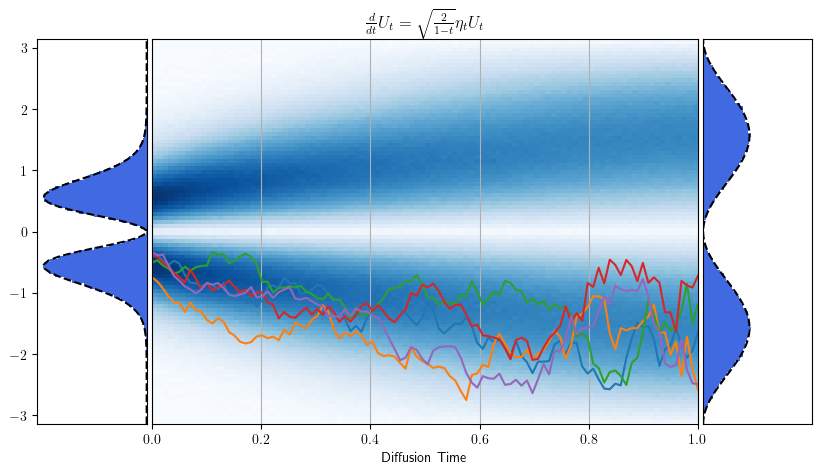
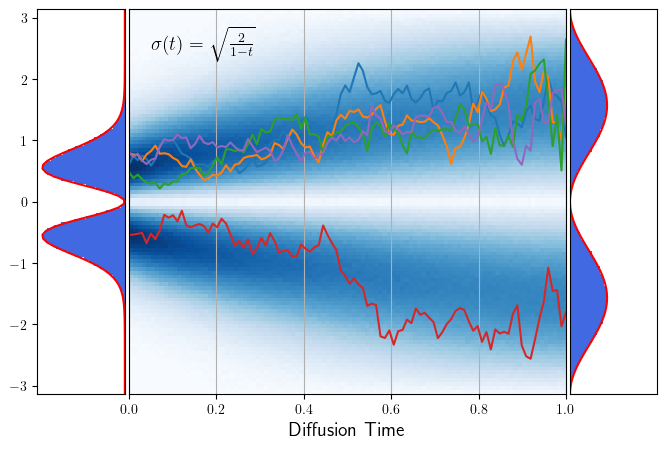
The change to this notebook cell's code, shown as a diff; its figure went from the first image to the second:
--- before
+++ after
@@ -1,5 +1,5 @@
 def plot_3subplots_diffusion(t_eval, x_eval):
 
-    fig, axs = plt.subplots(1, 3, figsize=(10, 5), gridspec_kw={'width_ratios': [0.2, 1, 0.2]})
+    fig, axs = plt.subplots(1, 3, figsize=(8, 5), gridspec_kw={'width_ratios': [0.2, 1, 0.2]})
 
     theta = eigu(x_eval)[0].angle()
@@ -21,6 +21,6 @@
     beta = 6
     x_0 = np.linspace(-np.pi, np.pi, 100)
-    axs[0].plot(np.sin(x_0)**2  * np.exp(beta * np.cos(x_0)) * su2_norm(beta=beta), x_0, '--k')
-    axs[2].plot(np.sin(x_0)**2 / np.pi, x_0, '--k')
+    axs[0].plot(np.sin(x_0)**2  * np.exp(beta * np.cos(x_0)) * su2_norm(beta=beta), x_0, color='r')
+    axs[2].plot(np.sin(x_0)**2 / np.pi, x_0, color='r')
 
     # Remove undesired axis ticks and labels
@@ -31,6 +31,7 @@
 
     # Add title & labels
-    axs[1].set_title(r"$\frac{d}{dt} U_t = \sqrt{\frac{%g}{1 - t}} \eta_t U_t$" % sigma_0**2)
-    axs[1].set_xlabel('Diffusion Time')
+    # axs[1].set_title(r"$\sigma(t) = \sqrt{\frac{%g}{1 - t}}$" % sigma_0**2)
+    axs[1].text(0.05, 2.5, r"$\sigma(t) = \sqrt{\frac{%g}{1 - t}}$" % sigma_0**2, fontsize=14)
+    axs[1].set_xlabel('Diffusion Time', fontsize=14)
     axs[1].grid()
 
@@ -53,3 +54,4 @@
 
 fig, axs = plot_3subplots_diffusion(t_eval, diffused_samples)
-# fig.savefig("flow_matching.jpg")
+
+fig.savefig("SU2_matrix_eigval_diffusion.png", dpi=600)

Commit: examples: SU(2) and SU(3) matrix models updated